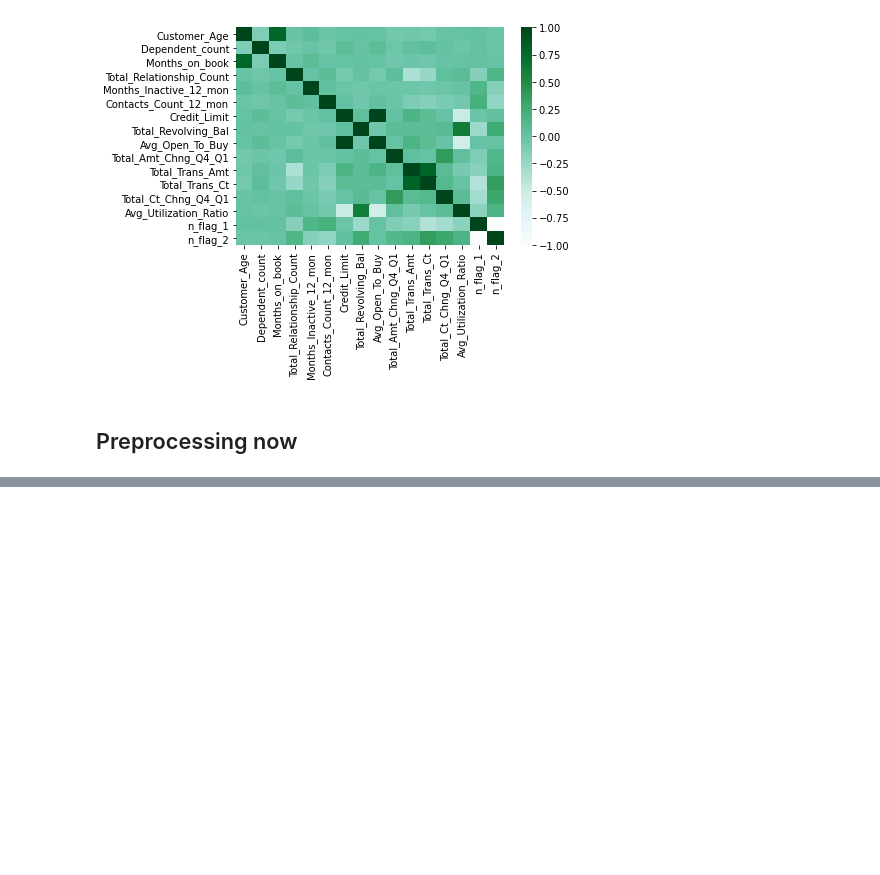
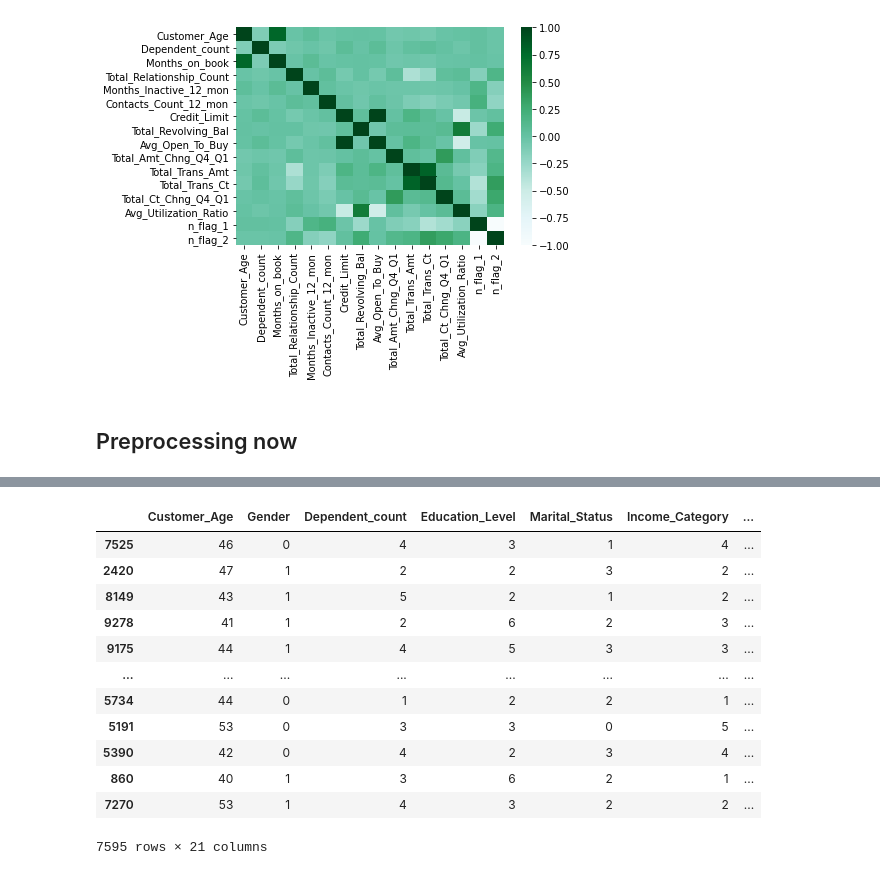
Before and after one commit to Kidchris/Lesson, a Jupyter notebook: bankChurners.ipynb, the cells around one changed output, grey strips where cells are left out. Drawn from its saved outputs; the diff is of its cells as text; code cells hidden in the pictures; blank space fills up the shorter version.

```diff
--- a/bankChurners.ipynb
+++ b/bankChurners.ipynb
@@ -110,0 +159,16 @@ AttributeError: 'Preprocess' object has no attribute 'drop'
+# %%
+X_train
+# %% [output]
+|  | Customer_Age | Gender | Dependent_count | Education_Level | Marital_Status | Income_Category | ... |
+| 7525 | 46 | 0 | 4 | 3 | 1 | 4 | ... |
+| 2420 | 47 | 1 | 2 | 2 | 3 | 2 | ... |
+| 8149 | 43 | 1 | 5 | 2 | 1 | 2 | ... |
+| 9278 | 41 | 1 | 2 | 6 | 2 | 3 | ... |
+| 9175 | 44 | 1 | 4 | 5 | 3 | 3 | ... |
+| ... | ... | ... | ... | ... | ... | ... | ... |
+| 5734 | 44 | 0 | 1 | 2 | 2 | 1 | ... |
+| 5191 | 53 | 0 | 3 | 3 | 0 | 5 | ... |
+| 5390 | 42 | 0 | 4 | 2 | 3 | 4 | ... |
+| 860 | 40 | 1 | 3 | 6 | 2 | 1 | ... |
+| 7270 | 53 | 1 | 4 | 3 | 2 | 2 | ... |
+7595 rows × 21 columns
```
Also changed, not shown: parts of 7 cells of this notebook.
